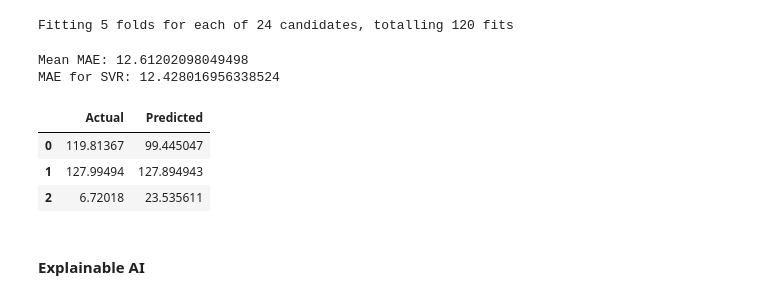
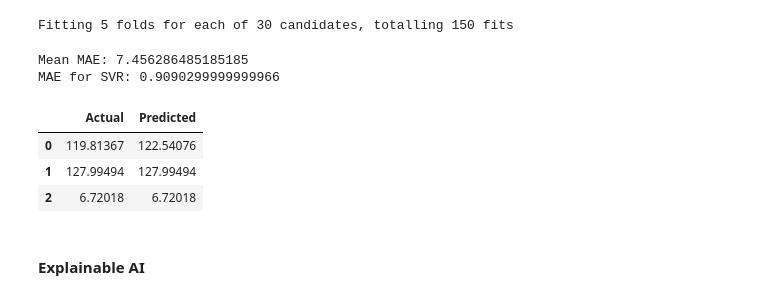
Before and after one commit to costasmexis/straindesignXAI, a Jupyter notebook: notebooks/Limonene_manual.ipynb, the cells around one changed output. Drawn from its saved outputs; the diff is of its cells as text; code cells hidden in the pictures.

```diff
--- a/notebooks/Limonene_manual.ipynb
+++ b/notebooks/Limonene_manual.ipynb
@@ -192,35 +192,35 @@ def model_selection():
 # %%
 def train(X, y, model: str):
     grid_search = GridSearchCV(estimator=regressors[model], param_grid=param_grid[model], scoring='neg_mean_absolute_error', cv=5, verbose=1)
     grid_search.fit(X, y)
     return grid_search
 
 def bootstrap(X, y, model: object, n: int=100):
     mae_values = []
     for i in tqdm(range(n)):
         X_train, X_test, y_train, y_test = train_test_split(X, y, test_size=0.30, random_state=i)
         y_pred = model.predict(X_test)
         mae_values.append(mean_absolute_error(y_test, y_pred))
     return mae_values
 
-grid_search = train(df_A[INPUT_VARS], df_A[RESPONSE_VARS].values.ravel(), model='SVR')
+grid_search = train(df_A[INPUT_VARS], df_A[RESPONSE_VARS].values.ravel(), model='RF')
 mae_values = bootstrap(df_A[INPUT_VARS], df_A[RESPONSE_VARS].values.ravel(), grid_search.best_estimator_)
 print(f'Mean MAE: {np.mean(mae_values)}')
 
 # Predict on DBTL_B
 y_pred = grid_search.best_estimator_.predict(df_B[INPUT_VARS])
 mae = mean_absolute_error(df_B[RESPONSE_VARS], y_pred)
 print(f'MAE for SVR: {mae}')
 results_df = pd.DataFrame({'Actual': df_B[RESPONSE_VARS].values.ravel(), 'Predicted': y_pred.ravel()})
 results_df
 # %% [output]
-Fitting 5 folds for each of 24 candidates, totalling 120 fits
+Fitting 5 folds for each of 30 candidates, totalling 150 fits
-Mean MAE: 12.61202098049498
-MAE for SVR: 12.428016956338524
+Mean MAE: 7.456286485185185
+MAE for SVR: 0.9090299999999966
 |  | Actual | Predicted |
-| 0 | 119.81367 | 99.445047 |
-| 1 | 127.99494 | 127.894943 |
-| 2 | 6.72018 | 23.535611 |
+| 0 | 119.81367 | 122.54076 |
+| 1 | 127.99494 | 127.99494 |
+| 2 | 6.72018 | 6.72018 |
 # %% [markdown]
 #### Explainable AI
 # %%
```
Also changed, not shown: parts of 5 cells of this notebook, 1 other file.
